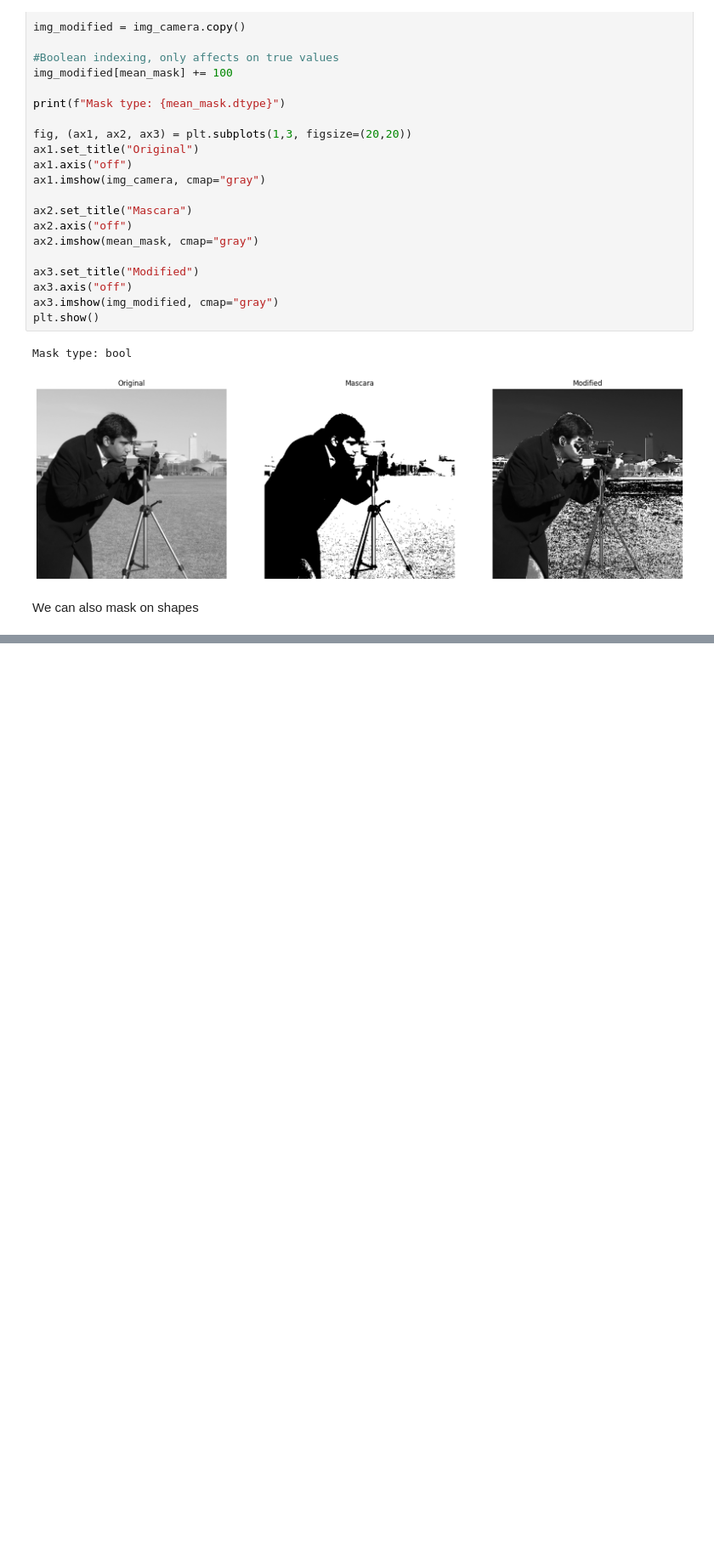
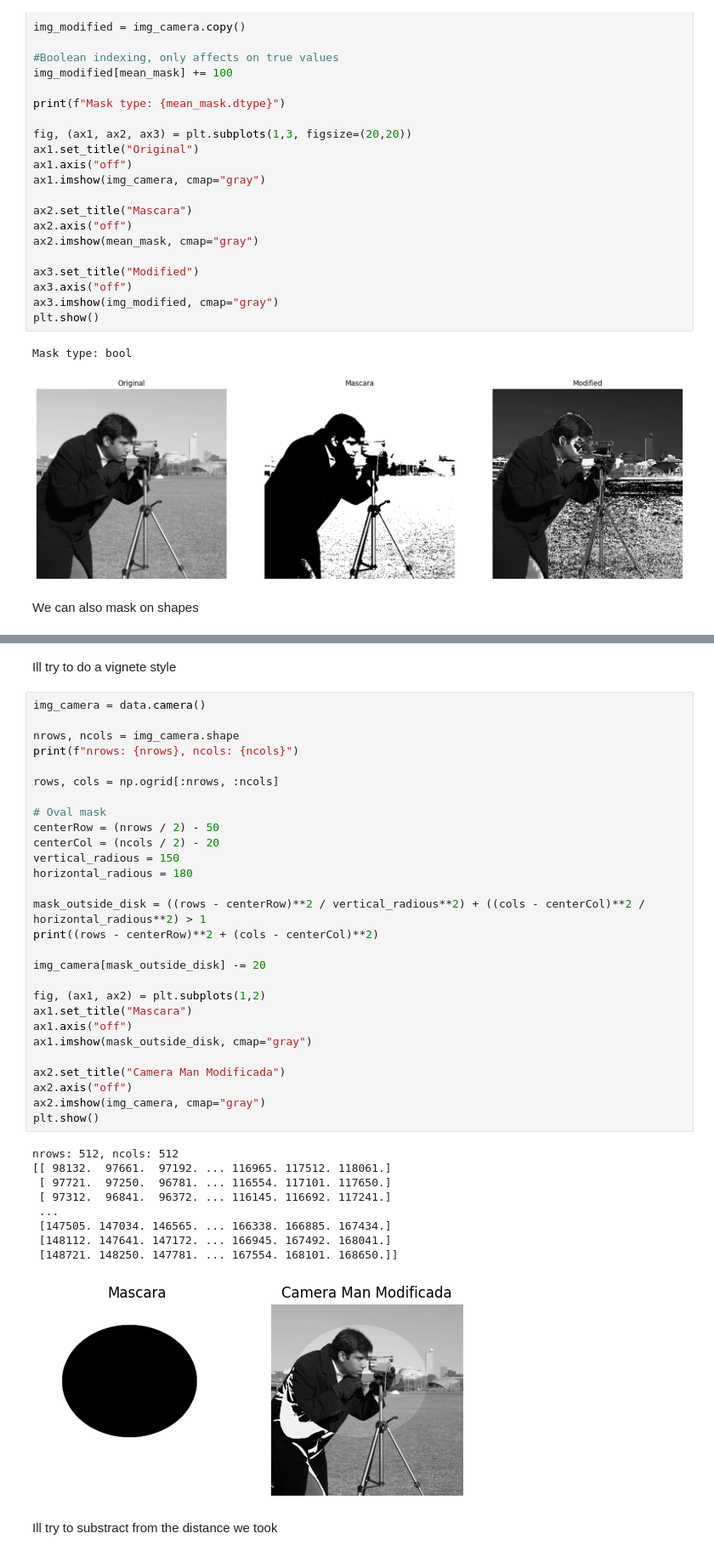
Before and after one commit to Tommy1908/ERV-CC, a Jupyter notebook: 01_Basics/04_masks.ipynb, the cells around one changed output, grey strips where cells are left out. Shown at 85% size. Drawn from its saved outputs; the diff is of its cells as text; blank space fills up the shorter version.

Commit message:
updated masks

```diff
--- a/01_Basics/04_masks.ipynb
+++ b/01_Basics/04_masks.ipynb
@@ -79,0 +111,42 @@ Center row: 256.0, Center col: 256.0
+# %% [markdown]
+Ill try to do a vignete style
+# %%
+img_camera = data.camera()
+
+nrows, ncols = img_camera.shape
+print(f"nrows: {nrows}, ncols: {ncols}")
+
+rows, cols = np.ogrid[:nrows, :ncols]
+
+# Oval mask
+centerRow = (nrows / 2) - 50
+centerCol = (ncols / 2) - 20
+vertical_radious = 150
+horizontal_radious = 180
+
+mask_outside_disk = ((rows - centerRow)**2 / vertical_radious**2) + ((cols - centerCol)**2 / horizontal_radious**2) > 1
+print((rows - centerRow)**2 + (cols - centerCol)**2)
+
+img_camera[mask_outside_disk] -= 20
+
+fig, (ax1, ax2) = plt.subplots(1,2)
+ax1.set_title("Mascara")
+ax1.axis("off")
+ax1.imshow(mask_outside_disk, cmap="gray")
+
+ax2.set_title("Camera Man Modificada")
+ax2.axis("off")
+ax2.imshow(img_camera, cmap="gray")
+plt.show()
+# %% [output]
+nrows: 512, ncols: 512
+[[ 98132.  97661.  97192. ... 116965. 117512. 118061.]
+ [ 97721.  97250.  96781. ... 116554. 117101. 117650.]
+ [ 97312.  96841.  96372. ... 116145. 116692. 117241.]
+ ...
+ [147505. 147034. 146565. ... 166338. 166885. 167434.]
+ [148112. 147641. 147172. ... 166945. 167492. 168041.]
+ [148721. 148250. 147781. ... 167554. 168101. 168650.]]
+[figure, added]
+# %% [markdown]
+Ill try to substract from the distance we took
```
Also changed, not shown: parts of 4 cells of this notebook.
